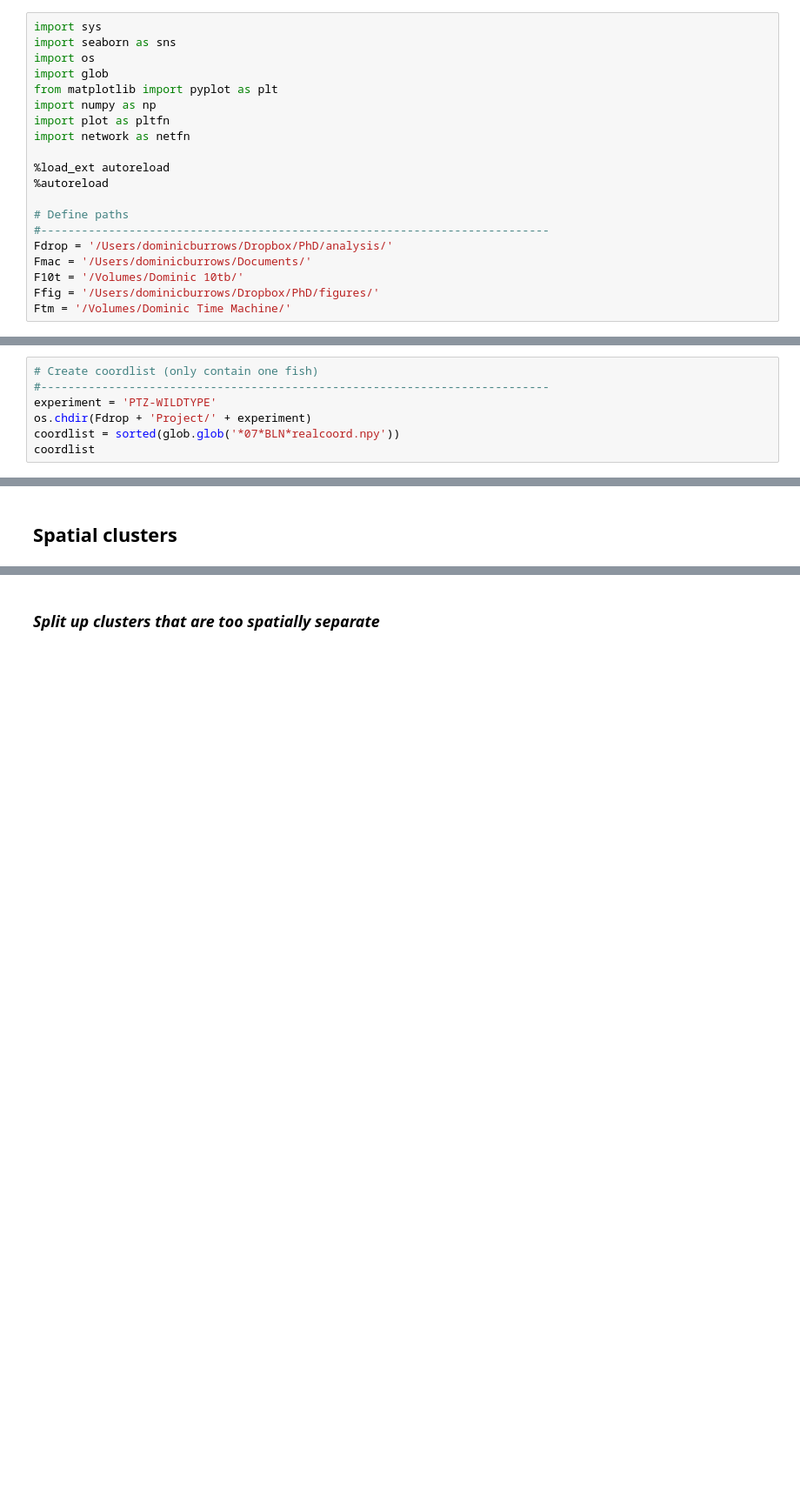
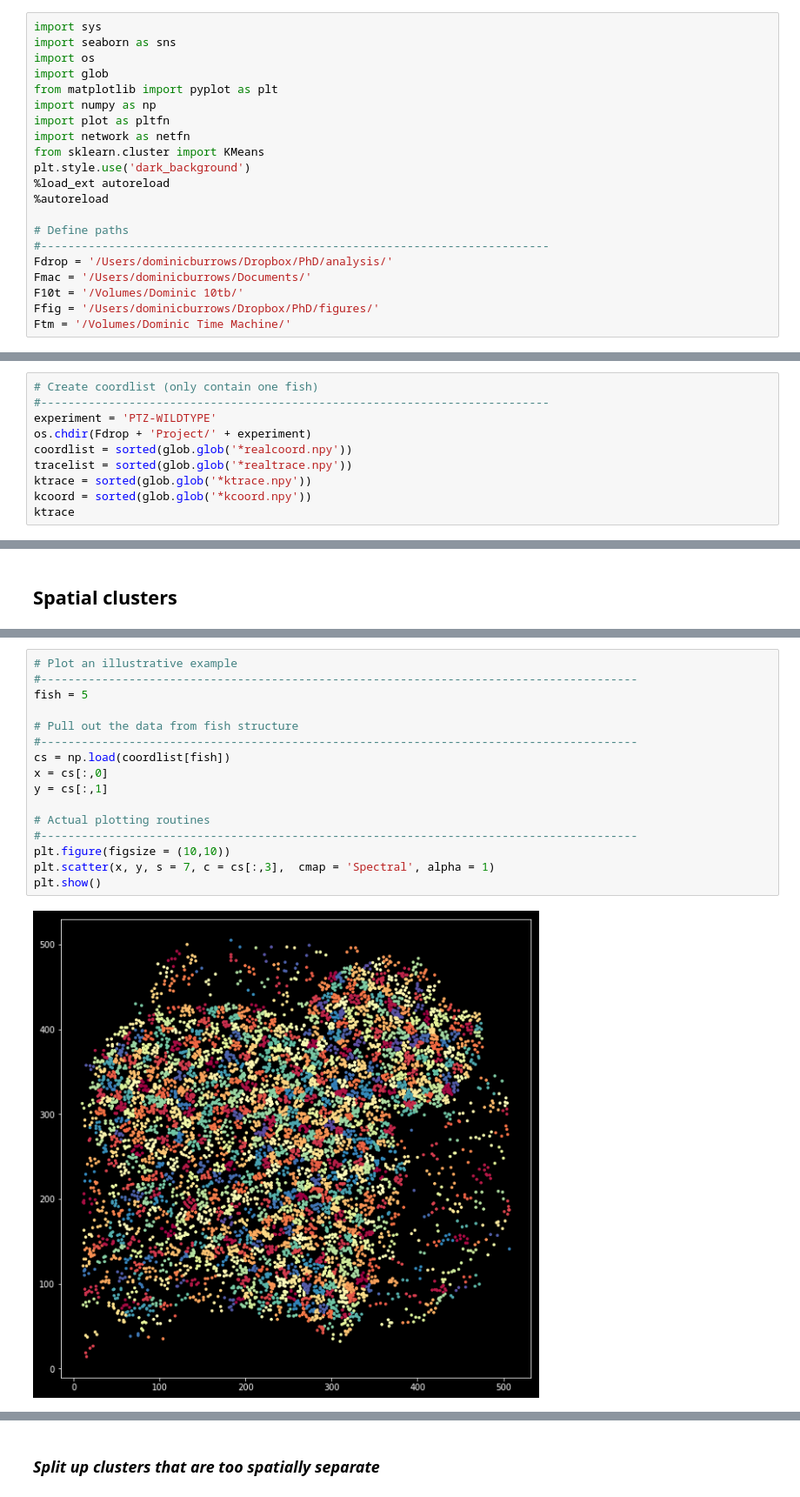
Before and after one commit to dafishcode/suite2p_analysis_py, a Jupyter notebook: network.ipynb, the cells around one changed output, grey strips where cells are left out. Shown at 87% size. Saved outputs shown, nothing was run; the diff lists cells and outputs as text; blank space fills up the shorter version.

```diff
--- a/network.ipynb
+++ b/network.ipynb
@@ -7,7 +7,8 @@ from matplotlib import pyplot as plt
 import numpy as np
 import plot as pltfn
 import network as netfn
-
+from sklearn.cluster import KMeans
+plt.style.use('dark_background')
 %load_ext autoreload
 %autoreload
 
@@ -26,5 +27,8 @@ The autoreload extension is already loaded. To reload it, use:
 #---------------------------------------------------------------------------
 experiment = 'PTZ-WILDTYPE'
 os.chdir(Fdrop + 'Project/' + experiment)
-coordlist = sorted(glob.glob('*07*BLN*realcoord.npy'))
-coordlist
+coordlist = sorted(glob.glob('*realcoord.npy'))
+tracelist = sorted(glob.glob('*realtrace.npy'))
+ktrace = sorted(glob.glob('*ktrace.npy'))
+kcoord = sorted(glob.glob('*kcoord.npy'))
+ktrace
@@ -116,0 +43,18 @@ Fish.update({"Kdata":Kdata})
+# %%
+# Plot an illustrative example
+#----------------------------------------------------------------------------------------
+fish = 5
+
+# Pull out the data from fish structure
+#----------------------------------------------------------------------------------------
+cs = np.load(coordlist[fish])
+x = cs[:,0]
+y = cs[:,1]
+
+# Actual plotting routines
+#----------------------------------------------------------------------------------------
+plt.figure(figsize = (10,10))
+plt.scatter(x, y, s = 7, c = cs[:,3],  cmap = 'Spectral', alpha = 1)
+plt.show()
+# %% [output]
+[figure, added]
```
Also changed, not shown: parts of 18 cells of this notebook, 6 other files.
